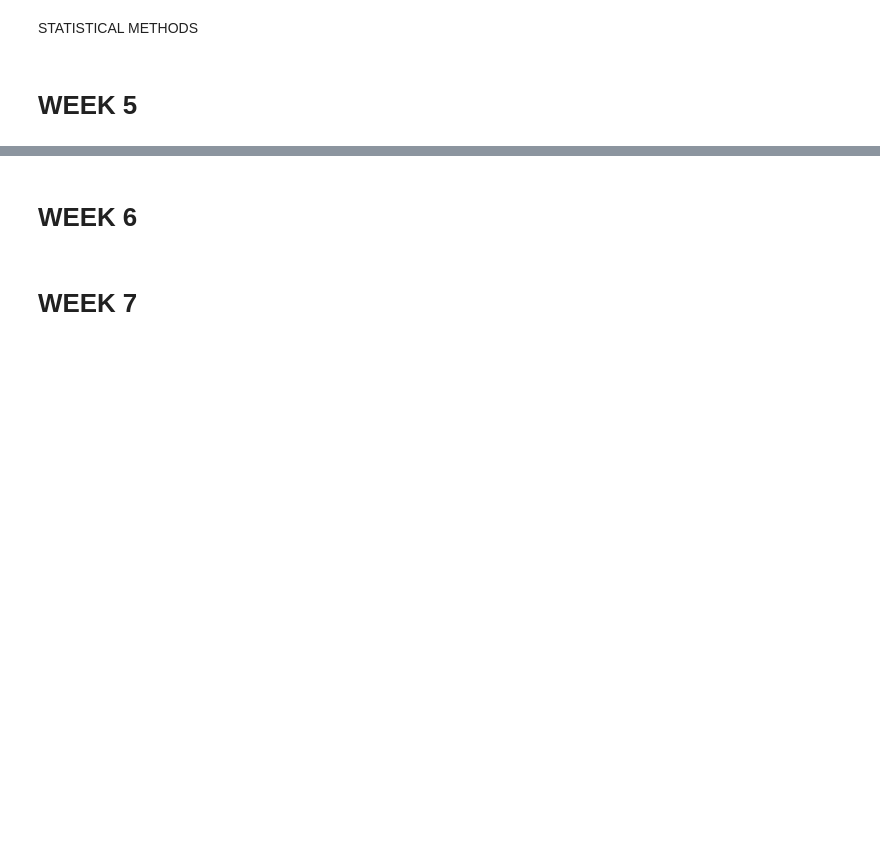
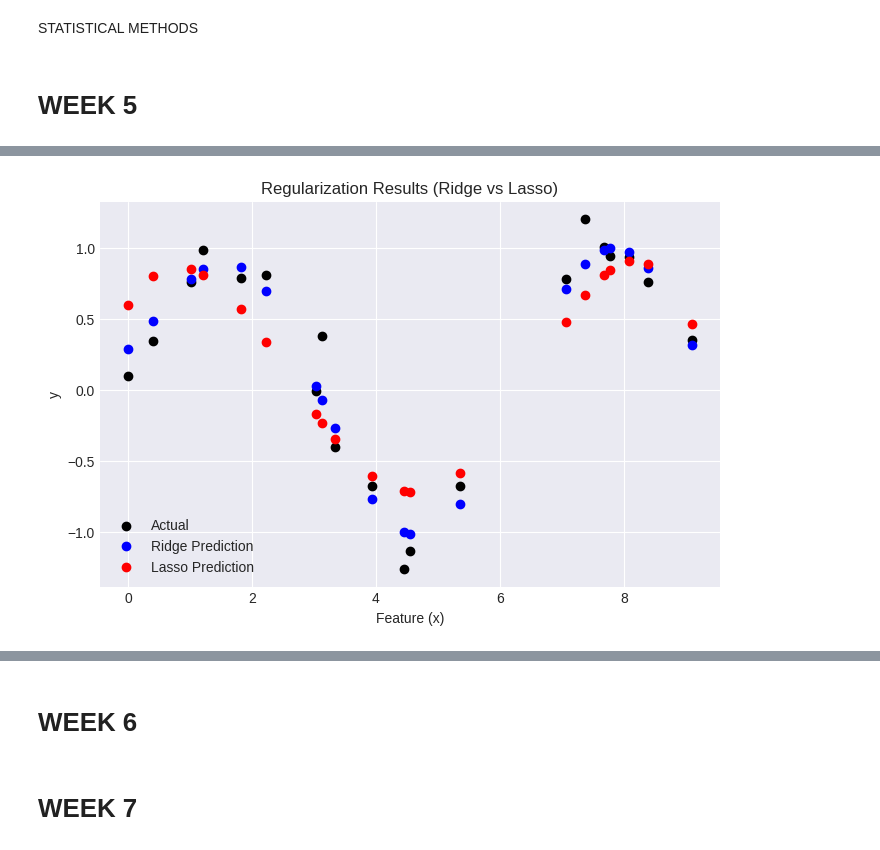
Before and after one commit to V4T5AV/ML, a Jupyter notebook: ML.ipynb, the cells around one changed output, grey strips where cells are left out. Saved outputs shown, nothing was run; the diff lists cells and outputs as text; code cells hidden in the pictures; blank space fills up the shorter version.

```diff
--- a/ML.ipynb
+++ b/ML.ipynb
@@ -615,0 +745,15 @@ plt.show()
+# %%
+# ===============================
+# STEP 6: Visual Comparison
+# ===============================
+plt.figure(figsize=(8,5))
+plt.scatter(X_test[:,1], y_test, color='black', label='Actual')
+plt.scatter(X_test[:,1], y_pred_ridge, color='blue', label='Ridge Prediction')
+plt.scatter(X_test[:,1], y_pred_lasso, color='red', label='Lasso Prediction')
+plt.legend()
+plt.title("Regularization Results (Ridge vs Lasso)")
+plt.xlabel("Feature (x)")
+plt.ylabel("y")
+plt.show()
+# %% [output]
+[figure, added]
```
Also changed, not shown: parts of 7 cells of this notebook.
